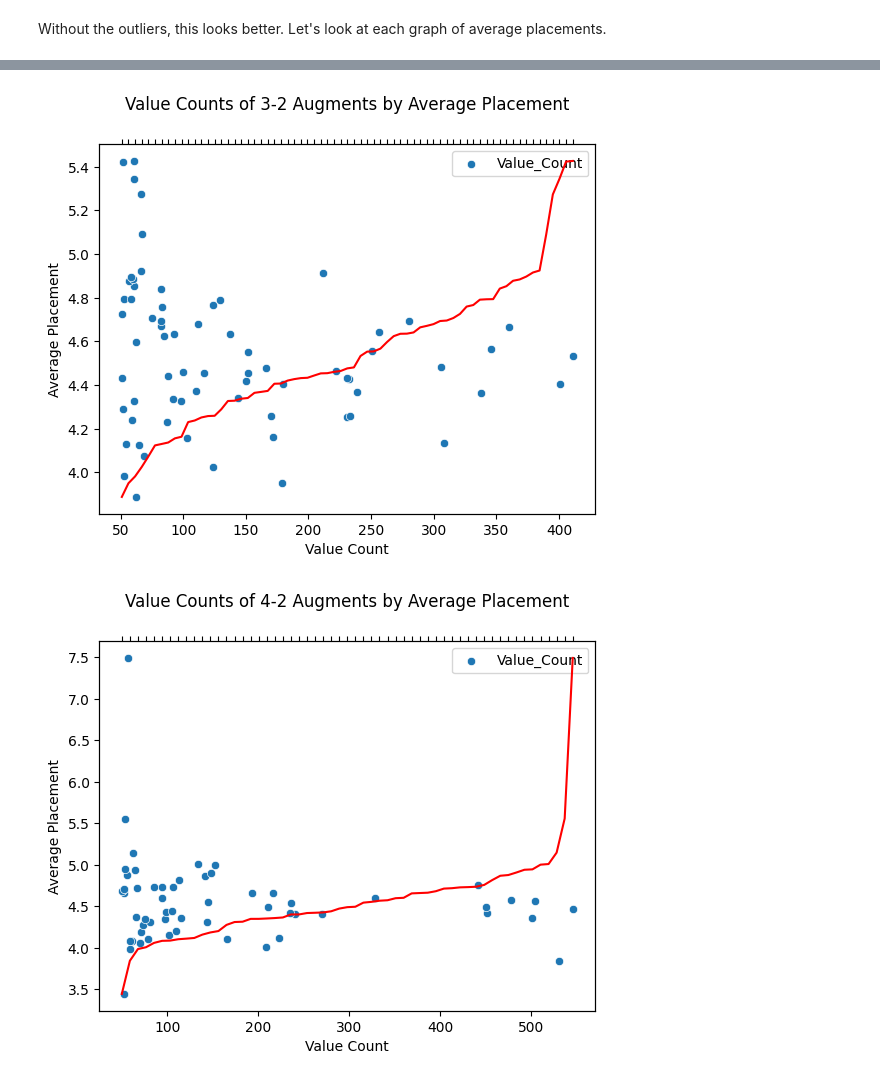
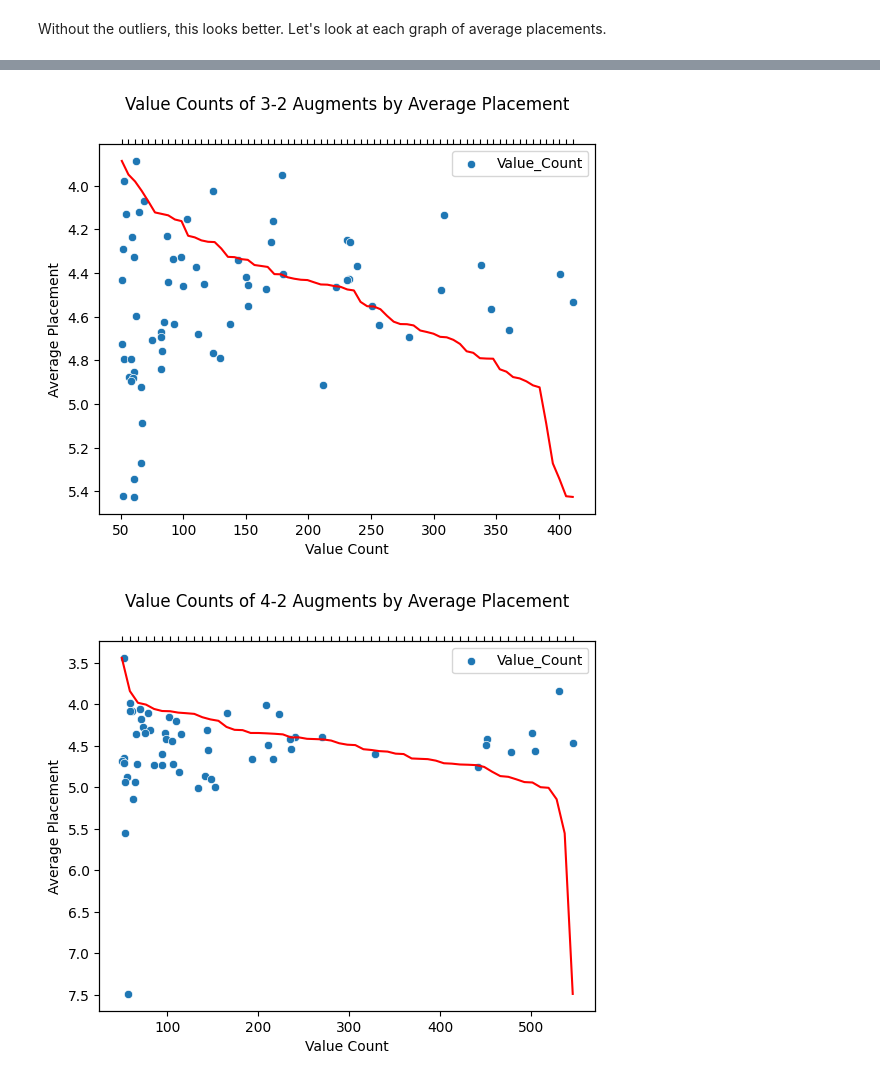
Before and after one commit to Skahan93/Skahan93.github.io, a Jupyter notebook: index.ipynb, the cells around one changed output, grey strips where cells are left out. Drawn from its saved outputs; the diff is of its cells as text; code cells hidden in the pictures.

```diff
--- a/index.ipynb
+++ b/index.ipynb
@@ -461,23 +462,25 @@ plt.show()
 # %%
 fig, ax = plt.subplots()
 sb.scatterplot(x=a1df50.Value_Count, y=a1df50.average_placement)
 plt.legend(labels=['Value_Count'])
 plt.xlabel("Value Count")
 plt.ylabel("Average Placement")
+ax.invert_yaxis()
 ax2 = ax.twiny()
 ax2.set(xlabel=" ")
 ax2.set(xticklabels=[])
 sb.lineplot(x=a1df50.augment1, y=a1df50.average_placement, ax=ax2, color='r')
 plt.title("Value Counts of 3-2 Augments by Average Placement")
 plt.show()
 # %% [output]
-[figure, old version]
+[figure, new version]
 # %%
 fig, ax = plt.subplots()
 sb.scatterplot(x=a2df50.Value_Count, y=a2df50.average_placement)
 plt.legend(labels=['Value_Count'])
 plt.xlabel("Value Count")
 plt.ylabel("Average Placement")
+ax.invert_yaxis()
 ax2 = ax.twiny()
 ax2.set(xlabel=" ")
 ax2.set(xticklabels=[])
@@ -485,7 +488,7 @@ sb.lineplot(x=a2df50.augment2, y=a2df50.average_placement, ax=ax2, color='r')
 plt.title("Value Counts of 4-2 Augments by Average Placement")
 plt.show()
 # %% [output]
-[figure, old version]
+[figure, new version]
 # %% [markdown]
 ## <center>Analyzing These Results</center>
 
```
Also changed, not shown: parts of 5 cells of this notebook, 1 other file.
